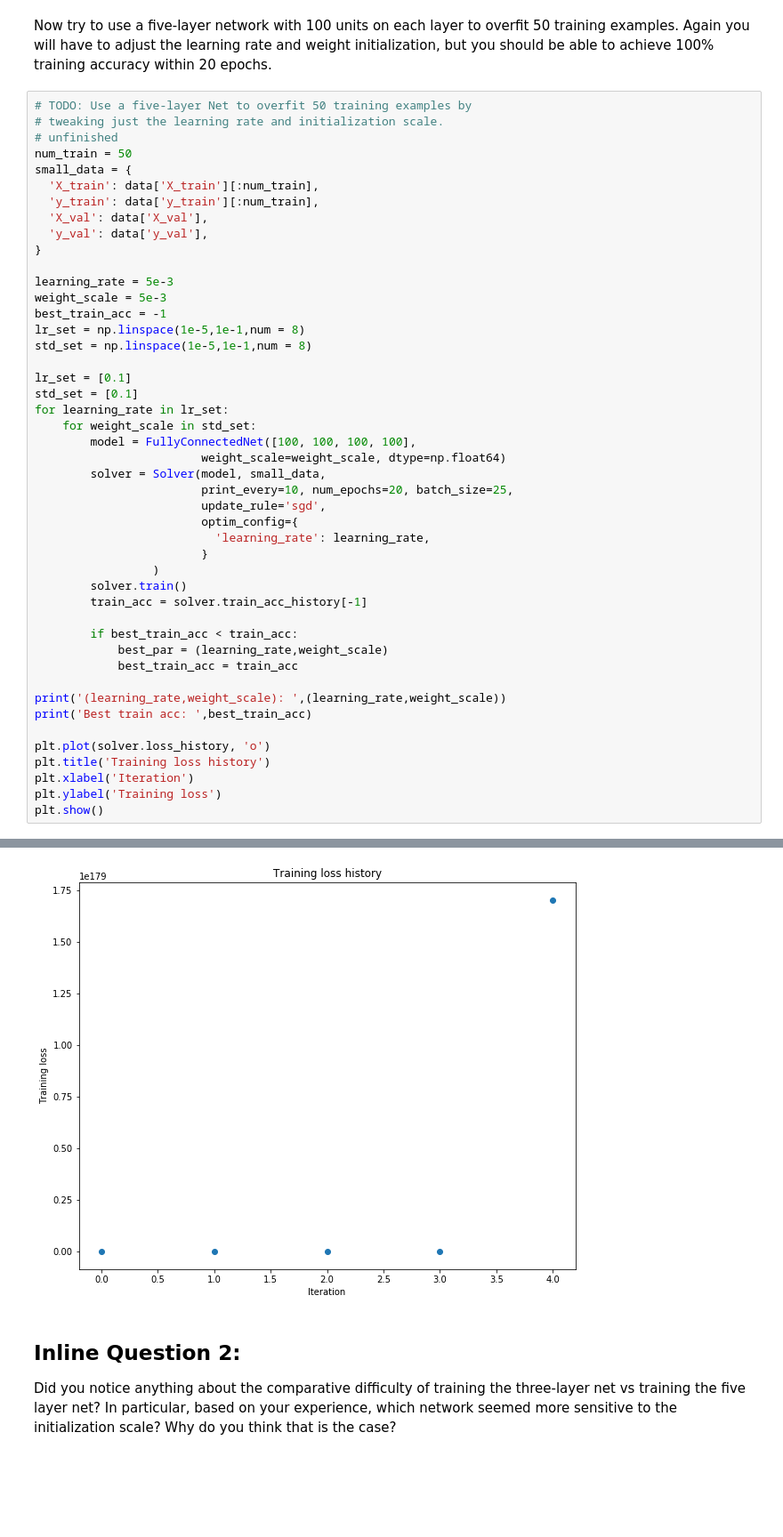
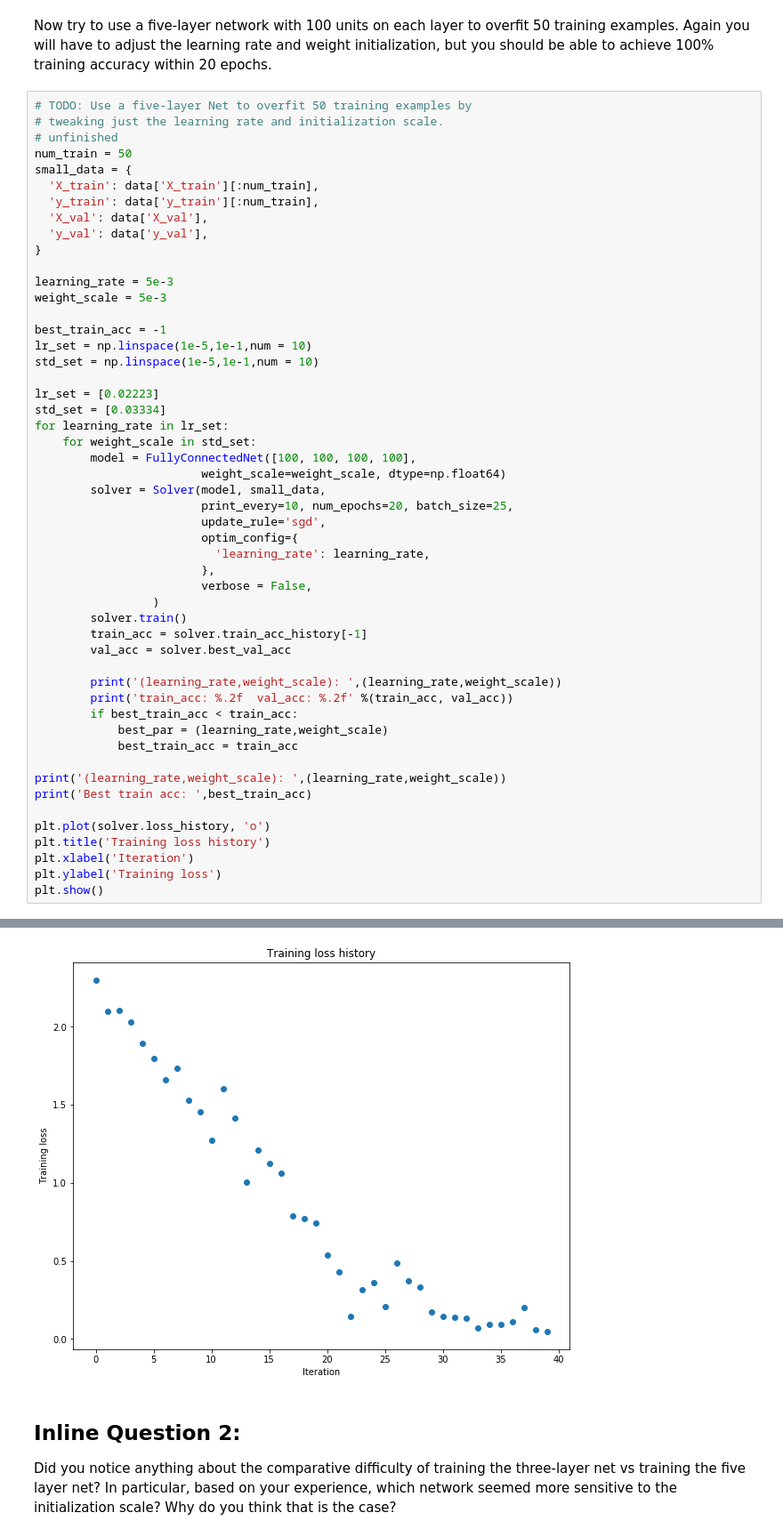
Before and after one commit to HuiChihWang/cs231n.github.io, a Jupyter notebook: assignments/2018/spring1718_assignment2_v2/FullyConnectedNets.ipynb, the cells around one changed output, grey strips where cells are left out. Shown at 89% size. Drawn from its saved outputs; the diff is of its cells as text; blank space fills up the shorter version.

```diff
--- a/assignments/2018/spring1718_assignment2_v2/FullyConnectedNets.ipynb
+++ b/assignments/2018/spring1718_assignment2_v2/FullyConnectedNets.ipynb
@@ -509,12 +509,13 @@ small_data = {
 
 learning_rate = 5e-3
 weight_scale = 5e-3
+
 best_train_acc = -1
-lr_set = np.linspace(1e-5,1e-1,num = 8)
-std_set = np.linspace(1e-5,1e-1,num = 8)
+lr_set = np.linspace(1e-5,1e-1,num = 10)
+std_set = np.linspace(1e-5,1e-1,num = 10)
 
-lr_set = [0.1]
-std_set = [0.1]
+lr_set = [0.02223]
+std_set = [0.03334]
 for learning_rate in lr_set:
     for weight_scale in std_set:
         model = FullyConnectedNet([100, 100, 100, 100],
@@ -524,11 +525,15 @@ for learning_rate in lr_set:
                         update_rule='sgd',
                         optim_config={
                           'learning_rate': learning_rate,
-                        }
+                        },
+                        verbose = False,
                  )
         solver.train()
         train_acc = solver.train_acc_history[-1]
+        val_acc = solver.best_val_acc
 
+        print('(learning_rate,weight_scale): ',(learning_rate,weight_scale))
+        print('train_acc: %.2f  val_acc: %.2f' %(train_acc, val_acc))
         if best_train_acc < train_acc:
             best_par = (learning_rate,weight_scale)
             best_train_acc = train_acc
@@ -572,4 +554,4 @@ Best train acc:  0.08
-[figure, old version]
+[figure, new version]
 # %% [markdown]
 ## Inline Question 2:
 Did you notice anything about the comparative difficulty of training the three-layer net vs training the five layer net? In particular, based on your experience, which network seemed more sensitive to the initialization scale? Why do you think that is the case?
```
Also changed, not shown: parts of 8 cells of this notebook, 1 other file.
